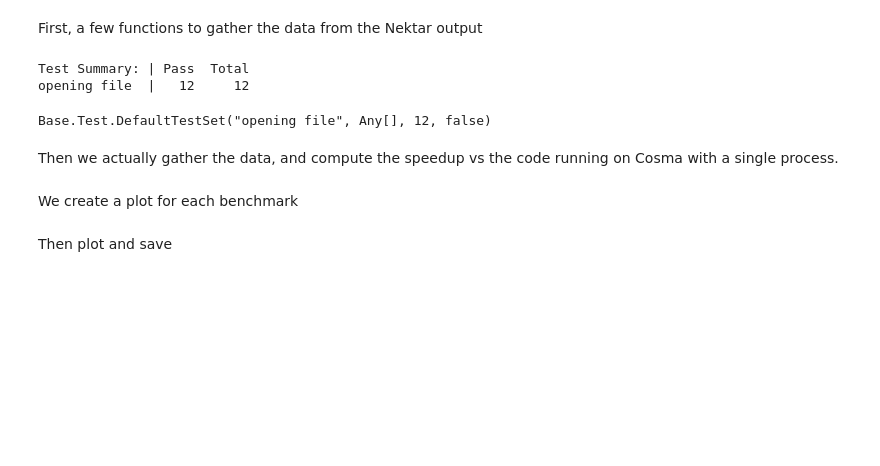
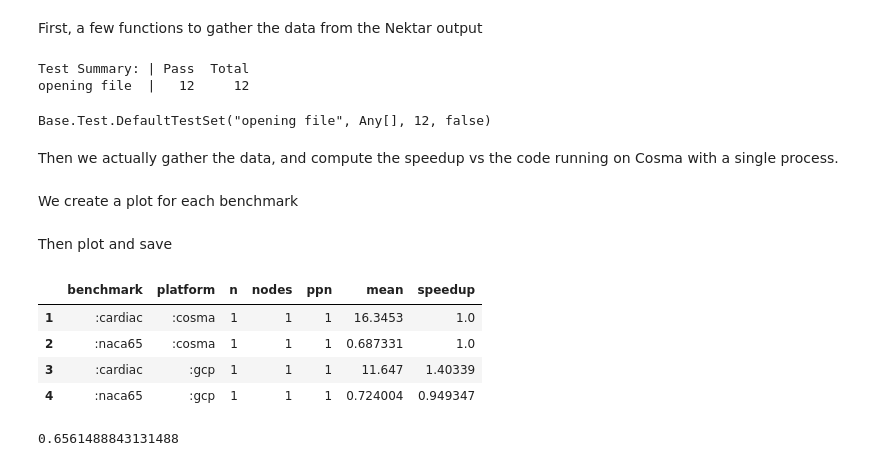
Before and after one commit to UCL/CloudProject, a Jupyter notebook: nektar/Analysis.ipynb, the cells around one changed output. Cells and saved outputs as stored; diff of their text form; code cells hidden in the pictures; blank space fills up the shorter version.

Commit message:
Updaten results with newest Cosma jobs

```diff
--- a/nektar/Analysis.ipynb
+++ b/nektar/Analysis.ipynb
@@ -116,3 +116,15 @@ Then plot and save
 plots = Plots.plot(cardiac, naca, legend=(0.8, 0.2))
 Plots.savefig("benchmarks.png")
 plots
+# %%
+speedup[speedup[:n] .== 1, :]
+# %% [output]
+|  | benchmark | platform | n | nodes | ppn | mean | speedup |
+| 1 | :cardiac | :cosma | 1 | 1 | 1 | 16.3453 | 1.0 |
+| 2 | :naca65 | :cosma | 1 | 1 | 1 | 0.687331 | 1.0 |
+| 3 | :cardiac | :gcp | 1 | 1 | 1 | 11.647 | 1.40339 |
+| 4 | :naca65 | :gcp | 1 | 1 | 1 | 0.724004 | 0.949347 |
+# %%
+0.0124915 / 0.0190376
+# %% [output]
+0.6561488843131488
```
Also changed, not shown: 18 other files.
